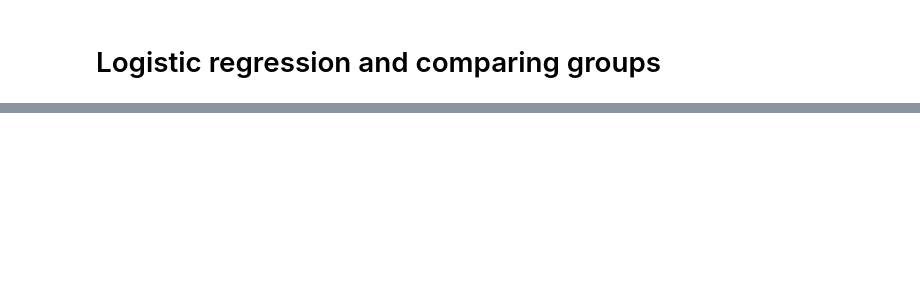
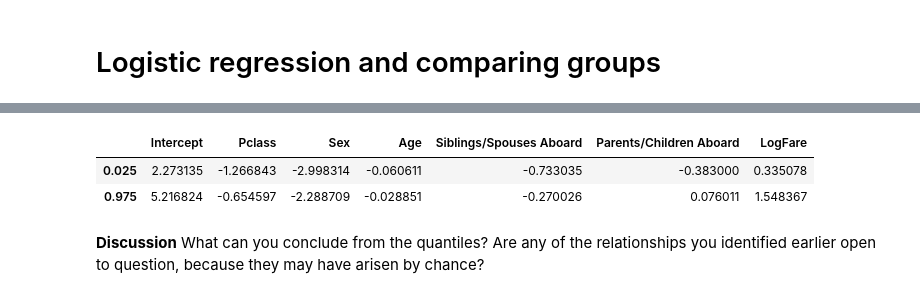
Before and after one commit to Inf2-FDS/FDS-S2-01-logistic-regression-solution, a Jupyter notebook: weekS2-04-solutions.ipynb, the cells around one changed output, grey strips where cells are left out. Cells and saved outputs as stored; diff of their text form; code cells hidden in the pictures; blank space fills up the shorter version.

```diff
--- a/weekS2-04-solutions.ipynb
+++ b/weekS2-04-solutions.ipynb
@@ -94,12 +142,16 @@ titanic_lr(titanic_trans)
+# %%
+coeffs = titanic_lr(titanic_trans)
 # %%
-def bootstrap_df(df, k=1000, estimator=titanic_lr, quantiles=[0.025, 0.975], plot=False):
+def bootstrap_df(df, k=1000, estimator=titanic_lr):
+    ## Main part of bootstrap
     n = len(df)
     coeffs = estimator(df)
-    x_star_est = pd.DataFrame(index=range(k), columns=coeffs.index)
+    x_star_est = pd.DataFrame(index=range(k), columns=coeffs.index, dtype='float')
     for i in range(k):
         x_star = df.sample(n, replace=True)
-        x_star_est.loc[i] = estimator(x_star)
+        coeffs_star = estimator(x_star)
+        x_star_est.loc[i] = coeffs_star
 
-    return(x_star_est, x_star_est.quantile(quantiles), x_star_est.std())
+    return(x_star_est)
 # %%
-titanic_lr_bs = bootstrap_df(titanic_trans)
+coeffs_bs = bootstrap_df(titanic_trans)
@@ -106 +176,7 @@ titanic_lr_bs = bootstrap_df(titanic_trans)
+# %%
+coeffs_bs.quantile([0.025, 0.975])
+# %% [output]
+|  | Intercept | Pclass | Sex | Age | Siblings/Spouses Aboard | Parents/Children Aboard | LogFare |
+| 0.025 | 2.273135 | -1.266843 | -2.998314 | -0.060611 | -0.733035 | -0.383000 | 0.335078 |
+| 0.975 | 5.216824 | -0.654597 | -2.288709 | -0.028851 | -0.270026 | 0.076011 | 1.548367 |
 # %%
@@ -107,0 +184,2 @@ sns.pairplot(titanic_lr_bs[0])
+# %% [markdown]
+**Discussion** What can you conclude from the quantiles? Are any of the relationships you identified earlier open to question, because they may have arisen by chance?
```
Also changed, not shown: parts of 30 cells of this notebook.
